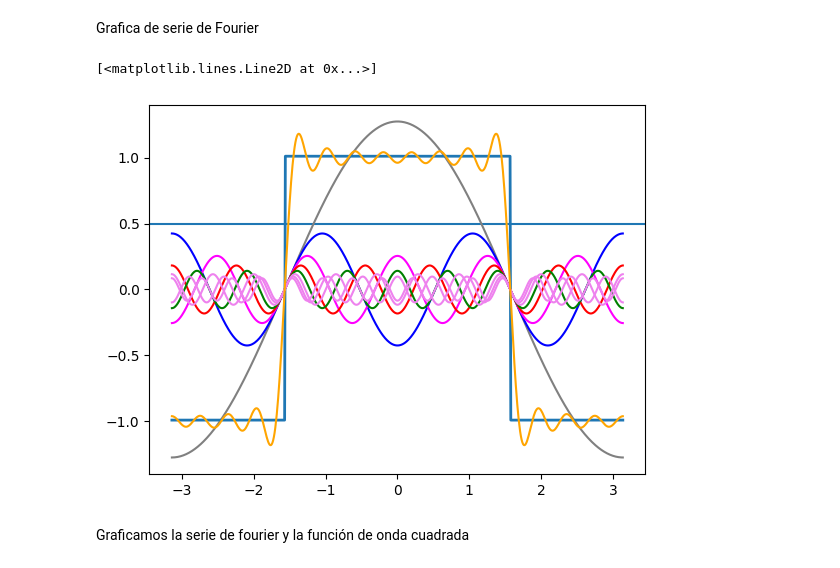
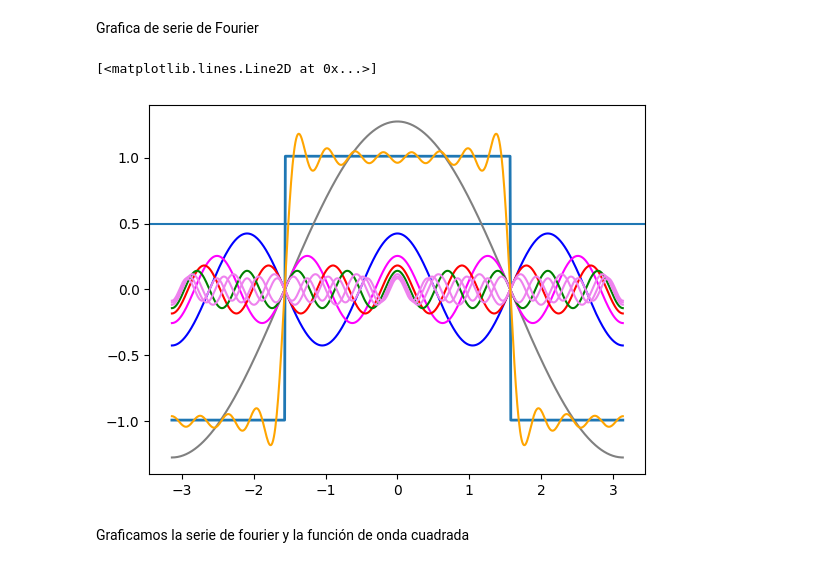
Before and after one commit to FelipeOcampo03/progamacioning, a Jupyter notebook: actividadfourier.ipynb, the cells around one changed output. Drawn from its saved outputs; the diff is of its cells as text; code cells hidden in the pictures.

```diff
--- a/actividadfourier.ipynb
+++ b/actividadfourier.ipynb
@@ -135,39 +135,39 @@ Grafica de serie de Fourier
 # %%
 plt.axhline(y = 0.5, label = '1/2')
 
 serie1 = (4 * np.cos(tiempo)) / np.pi
 plt.plot(tiempo, serie1, 'grey', label = '(4 *cos(tiempo)) /pi)')
 plt.plot(tiempo, FuncionTramos, lw=2)
 
 
-serie2 = -((4 * np.cos(tiempo*3)) / (3*np.pi))
+serie2 = (4 * np.cos(tiempo*3)) / (3*np.pi)
 plt.plot(tiempo, serie2, 'blue', label = '(4 *cos(tiempo*3)) / 3*pi)')
 
 serie3 = (4 * np.cos(5*tiempo)) / (5*np.pi)
 plt.plot(tiempo, serie3, 'magenta', label = '(4 *cos(5*tiempo)) / (5*pi)')
 
-serie4 = -((4* np.cos(7*tiempo)) / (7*np.pi))
+serie4 = (4* np.cos(7*tiempo)) / (7*np.pi)
 plt.plot(tiempo, serie4, 'red', label = '(4*cos(7*tiempo)) / (7*pi)')
 
 serie5= (4 * np.cos(9*tiempo)) / (9*np.pi)
 plt.plot(tiempo, serie5, 'green', label = '(4 *cos(9*tiempo)) / (9*pi)')
 
-serie6 = -((4 * np.cos(11*tiempo)) / (11*np.pi))
+serie6 = (4 * np.cos(11*tiempo)) / (11*np.pi)
 plt.plot(tiempo, serie6, 'violet', label = '(4 *cos(11*tiempo)) / (11*pi)')
 
 serie7 = (4 * np.cos(13*tiempo)) / (13*np.pi)
 plt.plot(tiempo, serie7, 'violet', label = '(4 *cos(13*tiempo)) / (13*pi)')
 
-serie8 = -((4 * np.cos(15*tiempo)) / (15*np.pi))
+serie8 = (4 * np.cos(15*tiempo)) / (15*np.pi)
 plt.plot(tiempo, serie8, 'violet', label = '(4 *cos(15*tiempo)) / (15*pi)')
 
 
-serieFourier = serie1 + serie2 + serie3 + serie4 + serie5 + serie6 + serie7 + serie8
+serieFourier = serie1 - serie2 + serie3 - serie4 + serie5 - serie6 + serie7 - serie8
 
 plt.plot(tiempo, serieFourier, 'orange')
 # %% [output]
 [<matplotlib.lines.Line2D at 0x...>]
-[figure, old version]
+[figure, new version]
 # %% [markdown]
 Graficamos la serie de fourier y la función de onda cuadrada
 # %%
```
Also changed, not shown: parts of 6 cells of this notebook.
